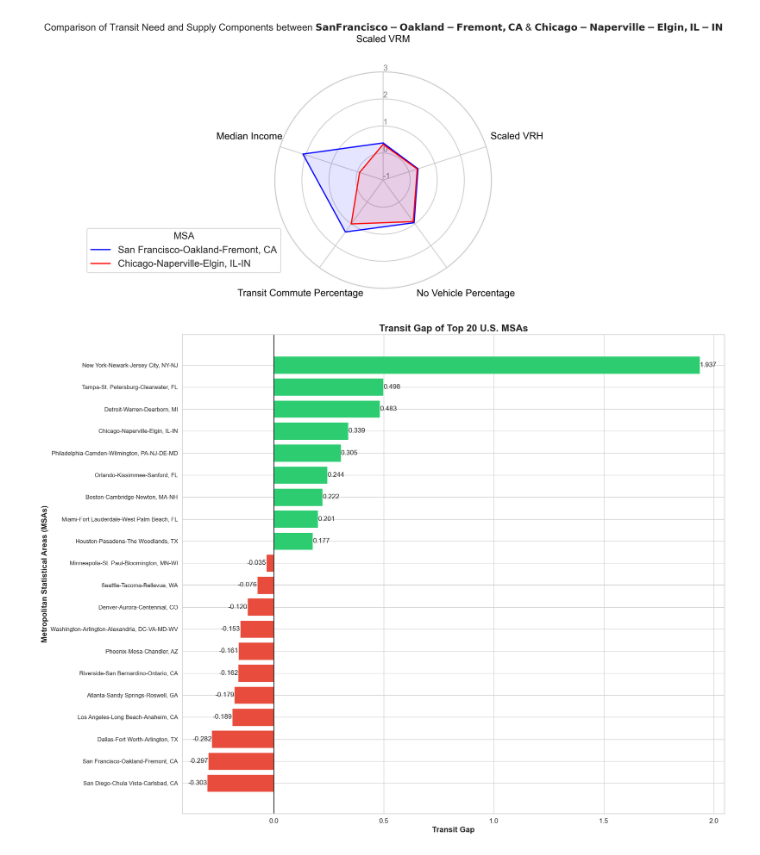
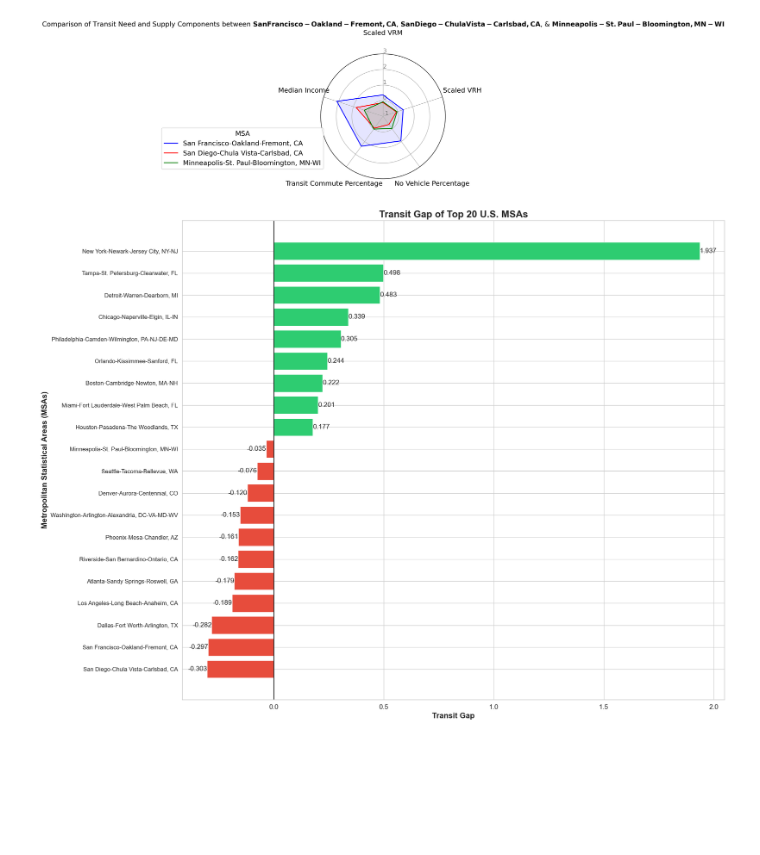
Before and after one commit to chrlskiet1205/Winter-2025-Transportation-Project, a Jupyter notebook: notebooks/visualization.ipynb, the cells around one changed output. Drawn from its saved outputs; the diff is of its cells as text; code cells hidden in the pictures; blank space fills up the shorter version.

Commit message:
New radar chart for SD, SF & MI

```diff
--- a/notebooks/visualization.ipynb
+++ b/notebooks/visualization.ipynb
@@ -48,36 +48,44 @@ ax.tick_params(pad=27)  # increases distance of variable labels from circle
 ax.set_rlabel_position(0)
 plt.yticks([-1,0,1,2,3,4,5], ["-1","0","1","2","3","4","5"], color="grey", size=10)
 plt.ylim(-1,3)
 
 
 #EDIT THIS - Indices of the MSAs to plot
 x1 = 12
-x2 = 2
+x2 = 17
+x3 = 15
 
 # Individual 1
 values = df.loc[x1].drop('MSAs').values.flatten().tolist()
 values += values[:1]
 ax.plot(angles, values, linewidth=1.5, linestyle='solid', label=df.loc[x1, 'MSAs'], color='blue')
 ax.fill(angles, values, color='blue', alpha=0.1)
 
 # Individual 2
 values = df.loc[x2].drop('MSAs').values.flatten().tolist()
 values += values[:1]
 ax.plot(angles, values, linewidth=1.5, linestyle='solid', label=df.loc[x2, 'MSAs'], color='red')
 ax.fill(angles, values, color='red', alpha=0.1)
 
+# Individual 3
+values = df.loc[x3].drop('MSAs').values.flatten().tolist()
+values += values[:1]
+ax.plot(angles, values, linewidth=1.5, linestyle='solid', label=df.loc[x3, 'MSAs'], color='green')
+ax.fill(angles, values, color='green', alpha=0.1)
+
 #Legend
 plt.legend(loc='lower right', bbox_to_anchor=(0.05, 0.05), fontsize=12, title='MSA', title_fontsize=12)
 
 msa1_name = df.loc[x1, "MSAs"]
 msa2_name = df.loc[x2, "MSAs"]
-plt.title(rf"Comparison of Transit Need and Supply Components between $\bf{{{msa1_name}}}$ & $\bf{{{msa2_name}}}$")
+msa3_name = df.loc[x3, "MSAs"]
+plt.title(rf"Comparison of Transit Need and Supply Components between $\bf{{{msa1_name}}}$, $\bf{{{msa2_name}}}$, & $\bf{{{msa3_name}}}$")
 
 # Show the graph
 plt.tight_layout()
 plt.show()
 # %% [output]
-[figure, old version]
+[figure, new version]
 # %%
 import pandas as pd
 import seaborn as sns
```
Also changed, not shown: 1 other file.
